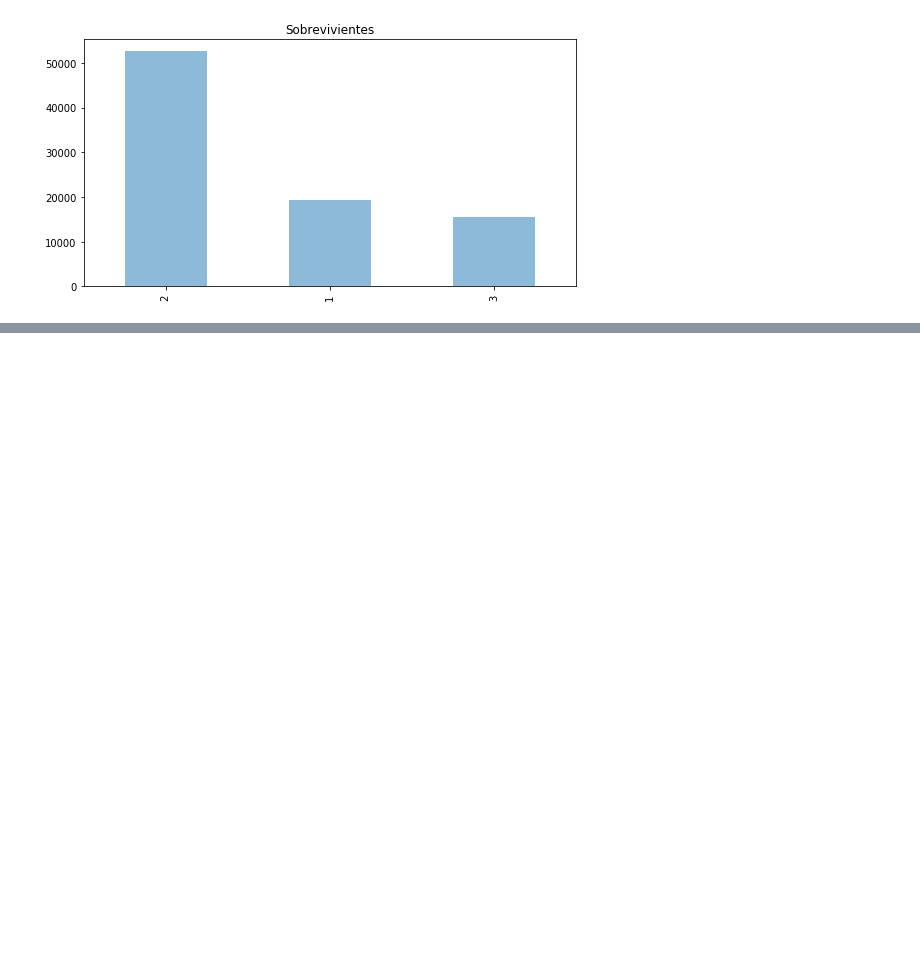
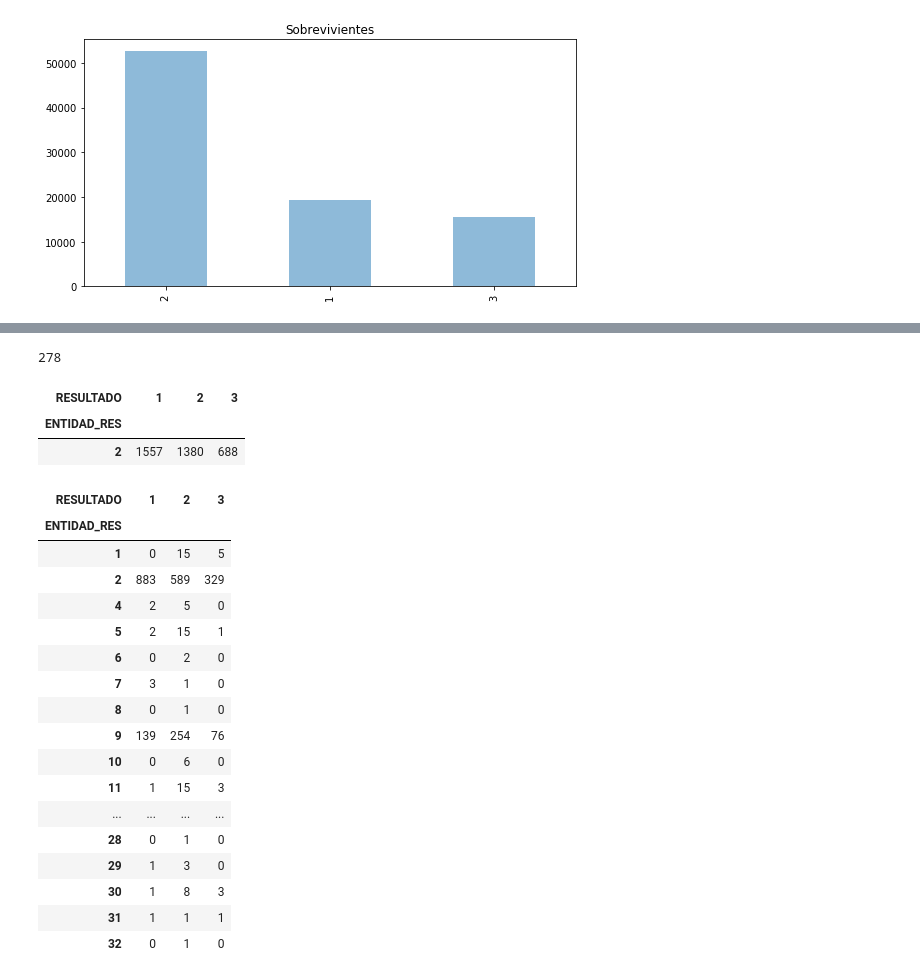
Before and after one commit to RubeVi17/covid19_mx, a Jupyter notebook: covid.ipynb, the cells around one changed output, grey strips where cells are left out. Cells and saved outputs as stored; diff of their text form; code cells hidden in the pictures; blank space fills up the shorter version.

```diff
--- a/covid.ipynb
+++ b/covid.ipynb
@@ -219,0 +304,31 @@ print(df.RESULTADO[df.RESULTADO == 1].count() + df.RESULTADO[df.RESULTADO == 3].
+# %%
+print(df.ENTIDAD_RES[df.ENTIDAD_RES == 2].count() - 3347)
+# %% [output]
+278
+# %%
+pd.crosstab(df.ENTIDAD_RES[df.ENTIDAD_RES == 2], df.RESULTADO)
+# %% [output]
+| RESULTADO | 1 | 2 | 3 |
+| ENTIDAD_RES |  |  |  |
+| 2 | 1557 | 1380 | 688 |
+# %%
+pd.crosstab(df.ENTIDAD_RES[df.MUNICIPIO_RES == 4], df.RESULTADO)
+# %% [output]
+| RESULTADO | 1 | 2 | 3 |
+| ENTIDAD_RES |  |  |  |
+| 1 | 0 | 15 | 5 |
+| 2 | 883 | 589 | 329 |
+| 4 | 2 | 5 | 0 |
+| 5 | 2 | 15 | 1 |
+| 6 | 0 | 2 | 0 |
+| 7 | 3 | 1 | 0 |
+| 8 | 0 | 1 | 0 |
+| 9 | 139 | 254 | 76 |
+| 10 | 0 | 6 | 0 |
+| 11 | 1 | 15 | 3 |
+| ... | ... | ... | ... |
+| 28 | 0 | 1 | 0 |
+| 29 | 1 | 3 | 0 |
+| 30 | 1 | 8 | 3 |
+| 31 | 1 | 1 | 1 |
+| 32 | 0 | 1 | 0 |
```
Also changed, not shown: parts of 10 cells of this notebook.
